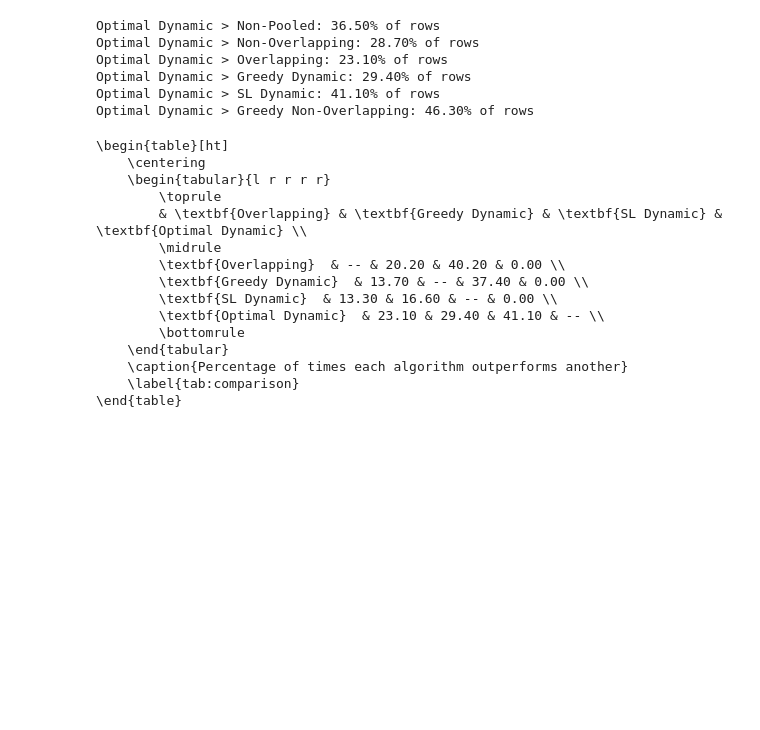
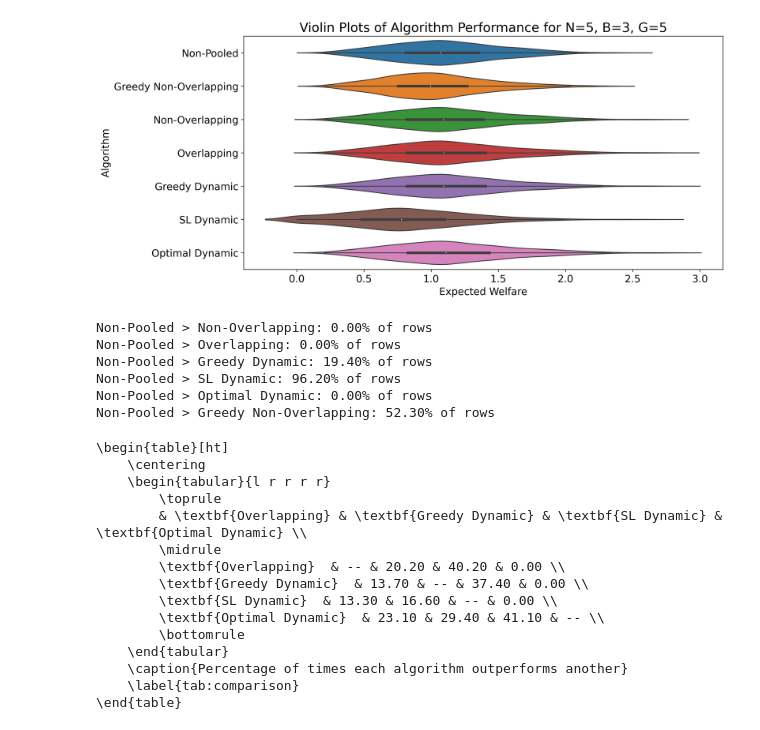
Before and after one commit to nrlopez03/pooled-testing, a Jupyter notebook: test.ipynb, the cells around one changed output. Saved outputs shown, nothing was run; the diff lists cells and outputs as text; code cells hidden in the pictures; blank space fills up the shorter version.

```diff
--- a/test.ipynb
+++ b/test.ipynb
@@ -83,6 +83,41 @@ plt.show()
+# %%
+import matplotlib.pyplot as plt
+import seaborn as sns
+
+# Set high-resolution output
+plt.rcParams['figure.dpi'] = 300
+
+# Select numeric columns
+chosen_cols = [
+    "Non-Pooled",
+    "Greedy Non-Overlapping",
+    "Non-Overlapping",
+    "Overlapping",
+    "Greedy Dynamic",
+    "SL Dynamic",
+    "Optimal Dynamic"
+]
+
+# Create a horizontal violin plot for all numeric columns
+plt.figure(figsize=(12, 6))
+sns.violinplot(data=df[chosen_cols], orient='h', inner="box", linewidth=1.2)
+
+# Set title and labels with specified font sizes
+plt.title(f"Violin Plots of Algorithm Performance for N={N}, B={B}, G={G}", fontsize=18)
+plt.xlabel("Expected Welfare", fontsize=14)
+plt.ylabel("Algorithm", fontsize=14)
+
+# Adjust tick label font sizes
+plt.xticks(fontsize=14)
+plt.yticks(fontsize=14)
+
+# Show plot
+plt.show()
+# %% [output]
+[figure, added]
 # %%
 
-rl_col = 'Optimal Dynamic'
+rl_col = 'Non-Pooled'
 exclude_cols = {rl_col, 'agents'}
 other_columns = [col for col in df.columns if col not in exclude_cols]
 
@@ -96,12 +131,12 @@ percentages = {
 for col, percentage in percentages.items():
     print(f"{rl_col} > {col}: {percentage:.2f}% of rows")
 # %% [output]
-Optimal Dynamic > Non-Pooled: 36.50% of rows
-Optimal Dynamic > Non-Overlapping: 28.70% of rows
-Optimal Dynamic > Overlapping: 23.10% of rows
-Optimal Dynamic > Greedy Dynamic: 29.40% of rows
-Optimal Dynamic > SL Dynamic: 41.10% of rows
-Optimal Dynamic > Greedy Non-Overlapping: 46.30% of rows
+Non-Pooled > Non-Overlapping: 0.00% of rows
+Non-Pooled > Overlapping: 0.00% of rows
+Non-Pooled > Greedy Dynamic: 19.40% of rows
+Non-Pooled > SL Dynamic: 96.20% of rows
+Non-Pooled > Optimal Dynamic: 0.00% of rows
+Non-Pooled > Greedy Non-Overlapping: 52.30% of rows
 # %%
 # Define the columns to keep
 columns_to_keep = [
```
Also changed, not shown: parts of 7 cells of this notebook, 44 other files.
